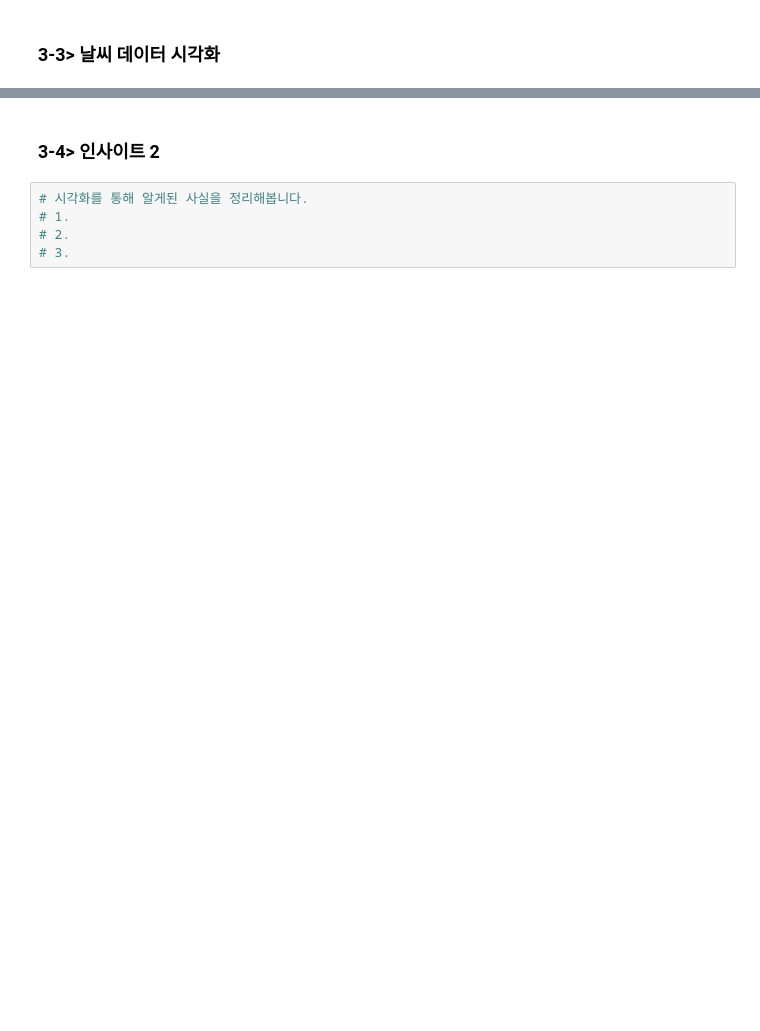
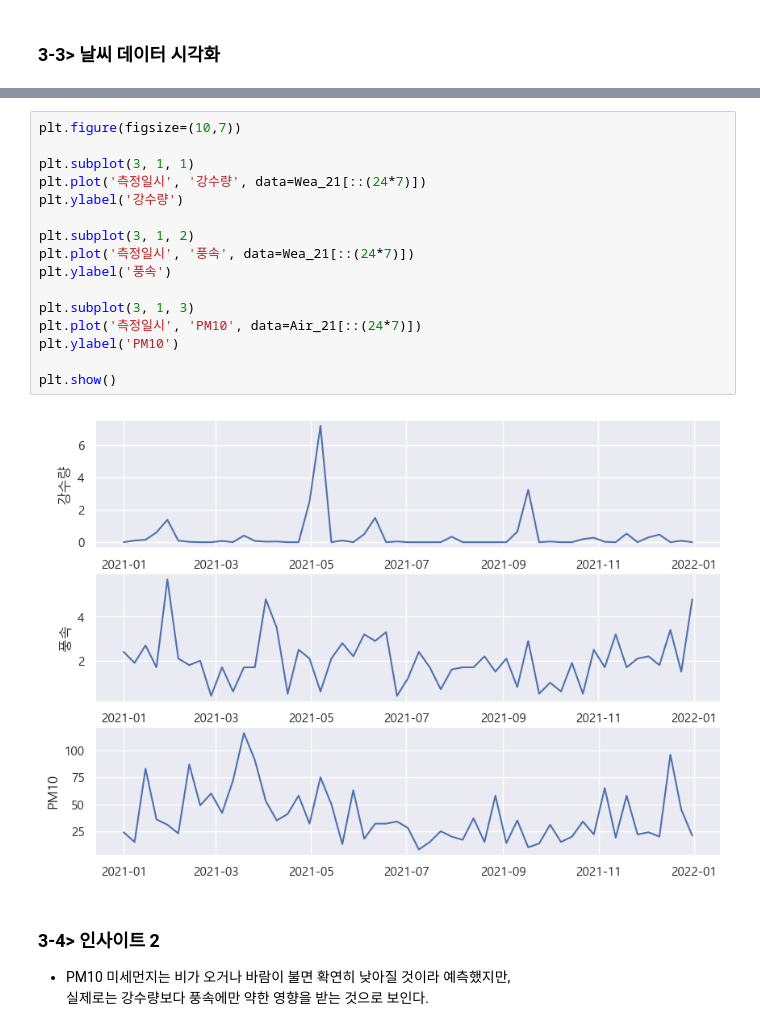
Before and after one commit to cosmos17/AIVLE_MiniProj_1, a Jupyter notebook: mini2-1/Air_dust_prediction 1.ipynb, the cells around one changed output, grey strips where cells are left out. Cells and saved outputs as stored; diff of their text form; blank space fills up the shorter version.

```diff
--- a/mini2-1/Air_dust_prediction 1.ipynb
+++ b/mini2-1/Air_dust_prediction 1.ipynb
@@ -328,7 +364,22 @@ plt.show()
+# %%
+plt.figure(figsize=(10,7))
+
+plt.subplot(3, 1, 1)
+plt.plot('측정일시', '강수량', data=Wea_21[::(24*7)])
+plt.ylabel('강수량')
+
+plt.subplot(3, 1, 2)
+plt.plot('측정일시', '풍속', data=Wea_21[::(24*7)])
+plt.ylabel('풍속')
+
+plt.subplot(3, 1, 3)
+plt.plot('측정일시', 'PM10', data=Air_21[::(24*7)])
+plt.ylabel('PM10')
+
+plt.show()
+# %% [output]
+[figure, added]
 # %% [markdown]
 ### 3-4> 인사이트 2
+* PM10 미세먼지는 비가 오거나 바람이 불면 확연히 낮아질 것이라 예측했지만,
+<br>실제로는 강수량보다 풍속에만 약한 영향을 받는 것으로 보인다.
-# %%
-# 시각화를 통해 알게된 사실을 정리해봅니다.
-# 1.
-# 2.
-# 3.
```
Also changed, not shown: parts of 21 cells of this notebook, 8 other files.
